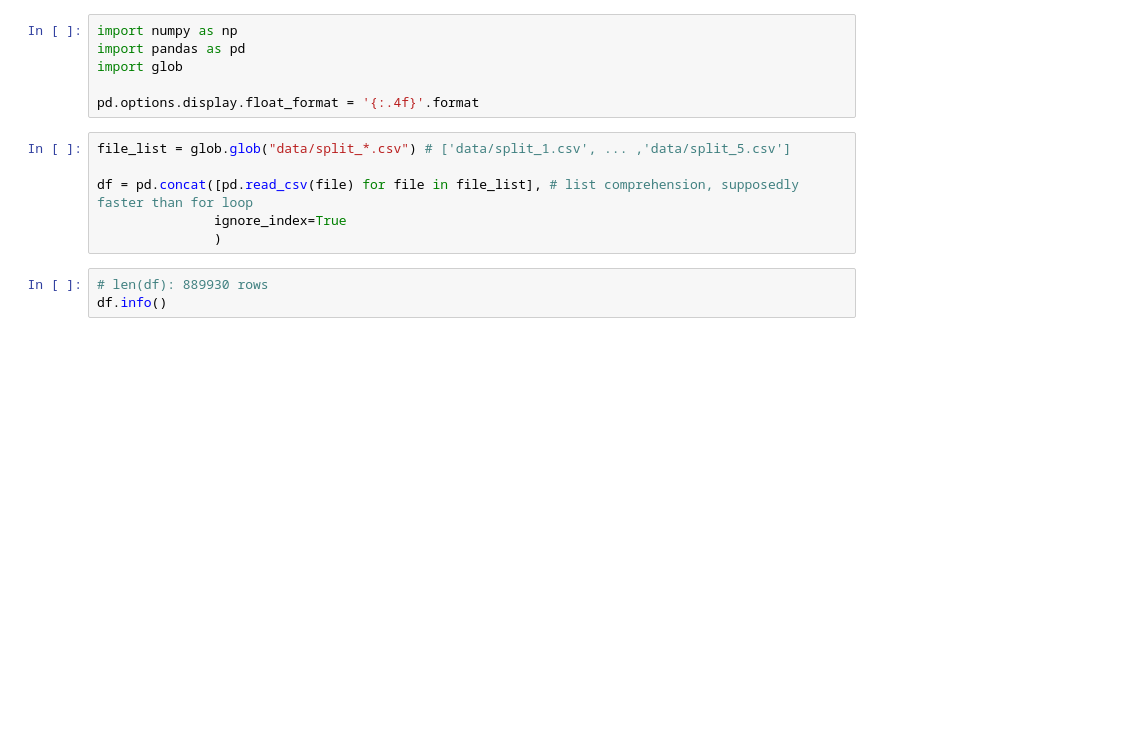
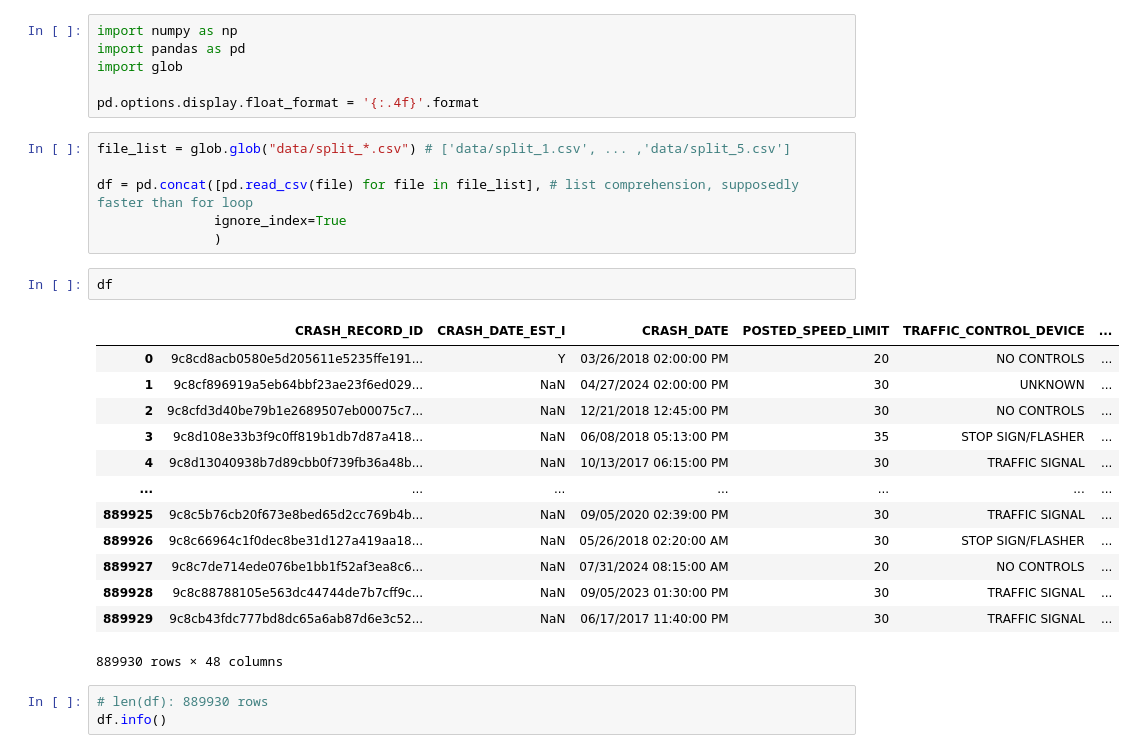
Before and after one commit to fsaudm/stat480_project, a Jupyter notebook: eda.ipynb, the cells around one changed output. Saved outputs shown, nothing was run; the diff lists cells and outputs as text; blank space fills up the shorter version.

```diff
--- a/eda.ipynb
+++ b/eda.ipynb
@@ -10,6 +10,22 @@ file_list = glob.glob("data/split_*.csv") # ['data/split_1.csv', ... ,'data/spli
 df = pd.concat([pd.read_csv(file) for file in file_list], # list comprehension, supposedly faster than for loop
                ignore_index=True
                )
+# %%
+df
+# %% [output]
+|  | CRASH_RECORD_ID | CRASH_DATE_EST_I | CRASH_DATE | POSTED_SPEED_LIMIT | TRAFFIC_CONTROL_DEVICE | ... |
+| 0 | 9c8cd8acb0580e5d205611e5235ffe191... | Y | 03/26/2018 02:00:00 PM | 20 | NO CONTROLS | ... |
+| 1 | 9c8cf896919a5eb64bbf23ae23f6ed029... | NaN | 04/27/2024 02:00:00 PM | 30 | UNKNOWN | ... |
+| 2 | 9c8cfd3d40be79b1e2689507eb00075c7... | NaN | 12/21/2018 12:45:00 PM | 30 | NO CONTROLS | ... |
+| 3 | 9c8d108e33b3f9c0ff819b1db7d87a418... | NaN | 06/08/2018 05:13:00 PM | 35 | STOP SIGN/FLASHER | ... |
+| 4 | 9c8d13040938b7d89cbb0f739fb36a48b... | NaN | 10/13/2017 06:15:00 PM | 30 | TRAFFIC SIGNAL | ... |
+| ... | ... | ... | ... | ... | ... | ... |
+| 889925 | 9c8c5b76cb20f673e8bed65d2cc769b4b... | NaN | 09/05/2020 02:39:00 PM | 30 | TRAFFIC SIGNAL | ... |
+| 889926 | 9c8c66964c1f0dec8be31d127a419aa18... | NaN | 05/26/2018 02:20:00 AM | 30 | STOP SIGN/FLASHER | ... |
+| 889927 | 9c8c7de714ede076be1bb1f52af3ea8c6... | NaN | 07/31/2024 08:15:00 AM | 20 | NO CONTROLS | ... |
+| 889928 | 9c8c88788105e563dc44744de7b7cff9c... | NaN | 09/05/2023 01:30:00 PM | 30 | TRAFFIC SIGNAL | ... |
+| 889929 | 9c8cb43fdc777bd8dc65a6ab87d6e3c52... | NaN | 06/17/2017 11:40:00 PM | 30 | TRAFFIC SIGNAL | ... |
+889930 rows × 48 columns
 # %%
 # len(df): 889930 rows
 df.info()
```
Also changed, not shown: parts of 22 cells of this notebook.
